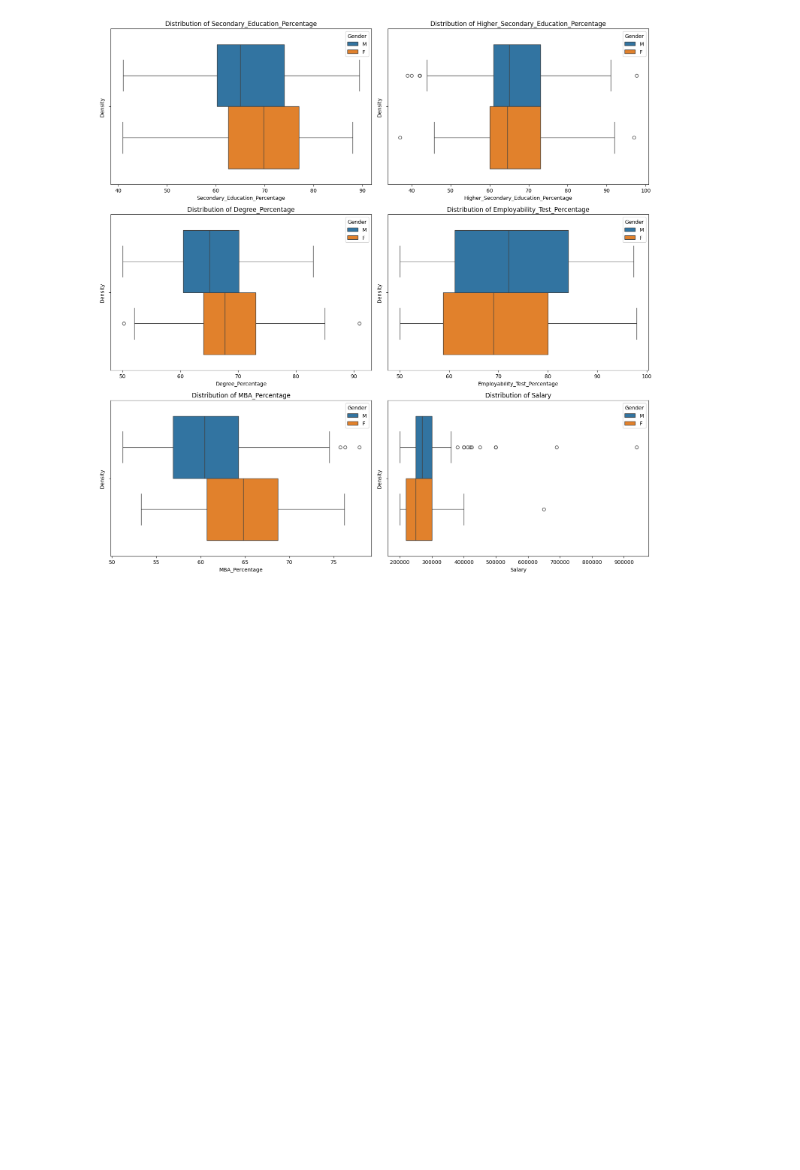
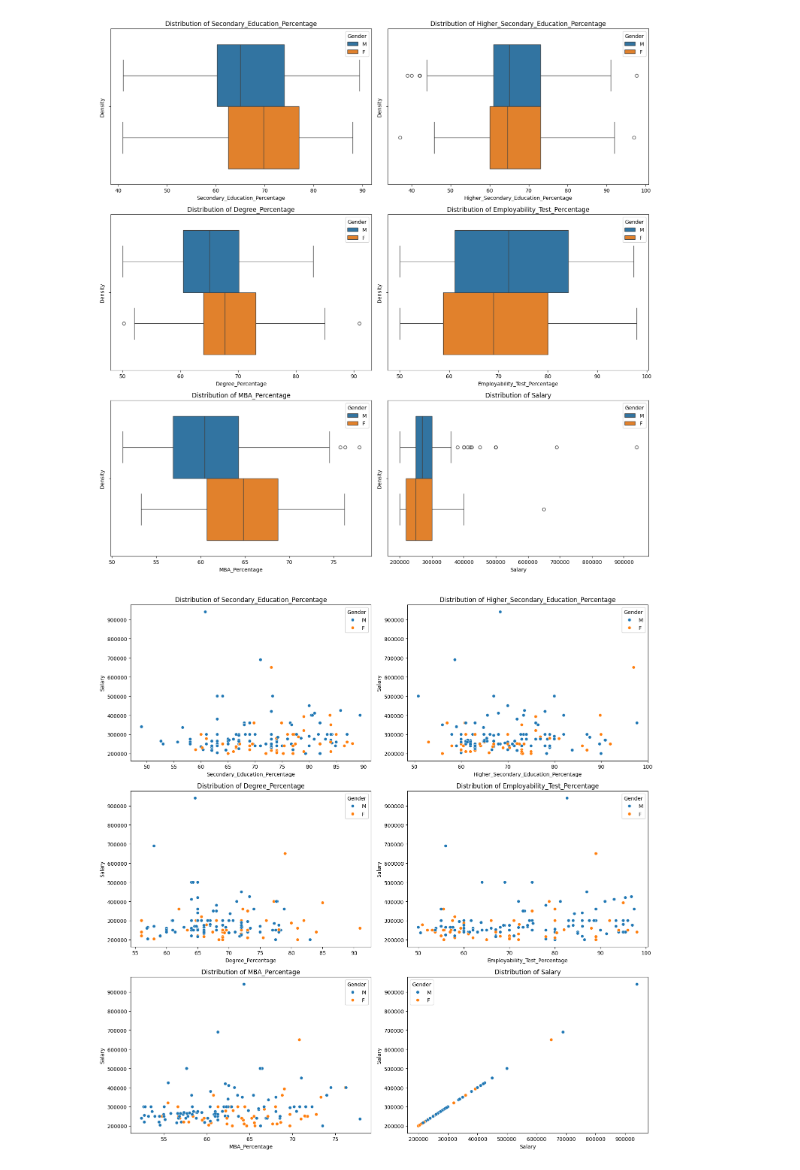
Before and after one commit to akovalp/python-cimec-alp-akova, a Jupyter notebook: analysis.ipynb, the cells around one changed output. Saved outputs shown, nothing was run; the diff lists cells and outputs as text; code cells hidden in the pictures; blank space fills up the shorter version.

```diff
--- a/analysis.ipynb
+++ b/analysis.ipynb
@@ -129,13 +143,12 @@ plt.show()
 # %% [markdown]
 ## Plotting Continous Variables
 # %%
-import matplotlib.pyplot as plt
 
 
 fig, axes = plt.subplots(nrows=3, ncols=2, figsize=(15, 15))
 
 for ax, col in zip(axes.flatten(), df.select_dtypes(exclude=['object']).columns):
-    sns.boxplot(data=df, x=col, hue="Gender", ax=ax)
+    sns.boxplot(data=df, x=col,  hue="Gender", ax=ax, )
     ax.set_title(f"Distribution of {col}")
     ax.set_ylabel("Density")
 
@@ -143,3 +156,15 @@ plt.tight_layout()
 plt.show()
 # %% [output]
 [figure]
+# %%
+fig, axes = plt.subplots(nrows=3, ncols=2, figsize=(15, 15))
+
+for ax, col in zip(axes.flatten(), df.select_dtypes(exclude=['object']).columns):
+    sns.scatterplot(data=df, x=col, y="Salary", hue="Gender", ax=ax, )
+    ax.set_title(f"Distribution of {col}")
+
+
+plt.tight_layout()
+plt.show()
+# %% [output]
+[figure, added]
```
Also changed, not shown: parts of 2 cells of this notebook.
